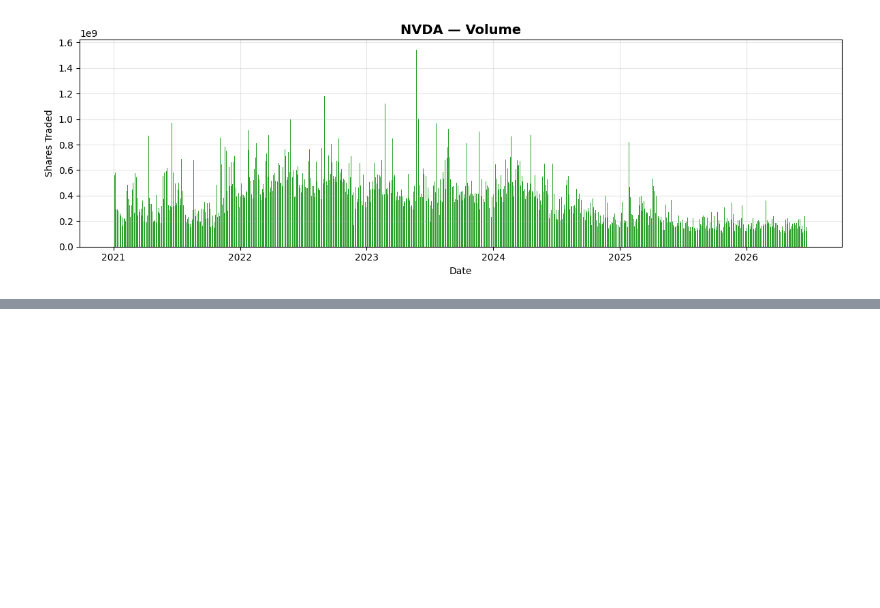
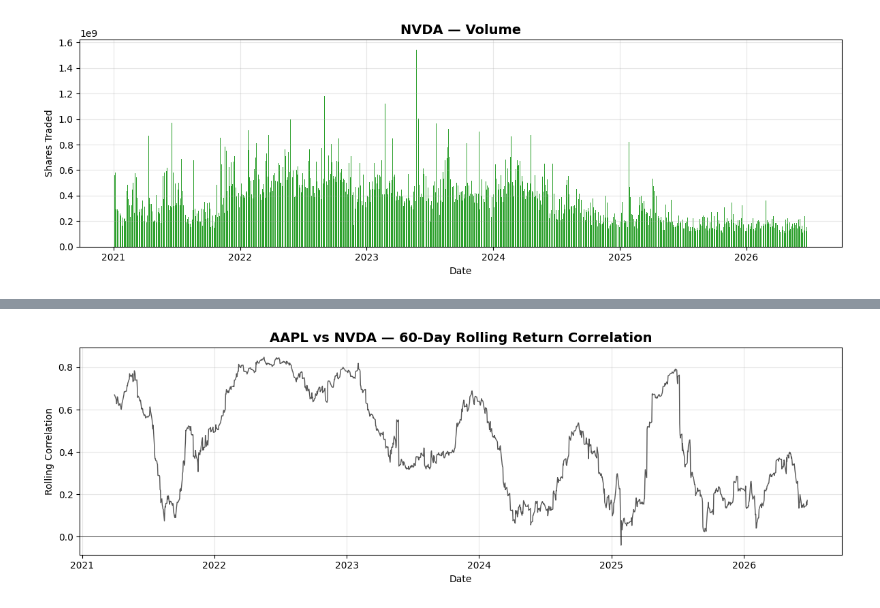
Before and after one commit to Namtran23805/stock-prediction, a Jupyter notebook: notebooks/basic_analysis.ipynb, the cells around one changed output, grey strips where cells are left out. Drawn from its saved outputs; the diff is of its cells as text; code cells hidden in the pictures; blank space fills up the shorter version.

```diff
--- a/notebooks/basic_analysis.ipynb
+++ b/notebooks/basic_analysis.ipynb
@@ -117,0 +134,15 @@ for ticker, df in stock_data.items():
+# %%
+rolling_corr = returns["AAPL"].rolling(60).corr(returns["NVDA"])
+
+fig, ax = plt.subplots(figsize=(12, 4))
+ax.plot(rolling_corr.index, rolling_corr, color="#555555", linewidth=1)
+
+ax.set_title("AAPL vs NVDA — 60-Day Rolling Return Correlation", fontsize=14, fontweight="bold")
+ax.set_xlabel("Date")
+ax.set_ylabel("Rolling Correlation")
+ax.axhline(0, color="black", linewidth=0.5)
+ax.xaxis.set_major_formatter(mdates.DateFormatter("%Y"))
+ax.grid(True, alpha=0.3)
+fig.tight_layout()
+# %% [output]
+[figure, added]
```
Also changed, not shown: parts of 1 cell of this notebook.
